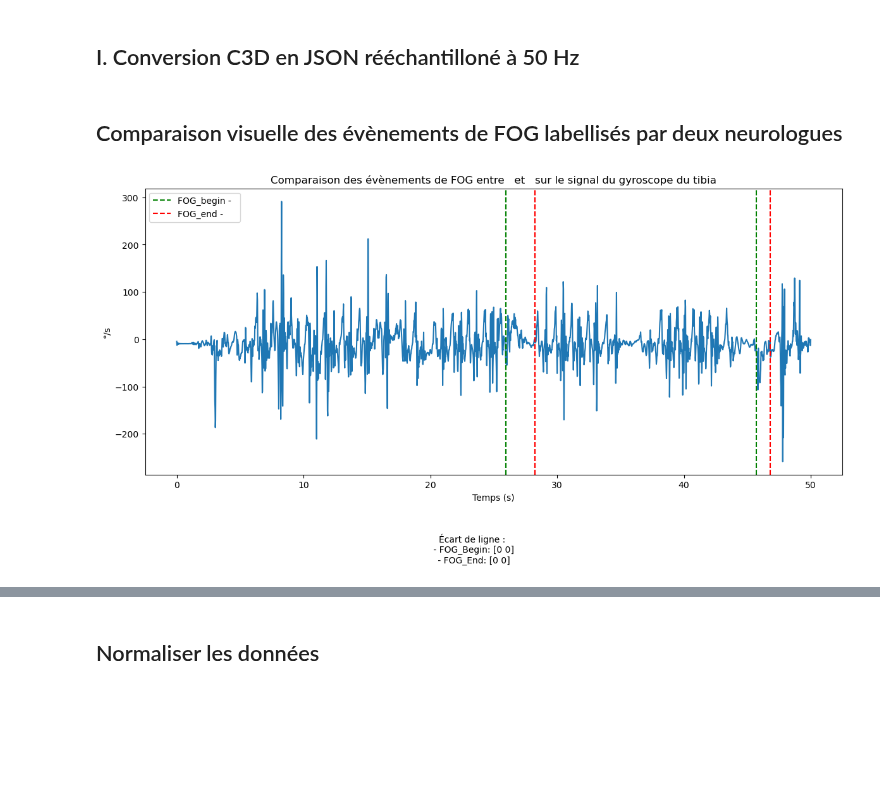
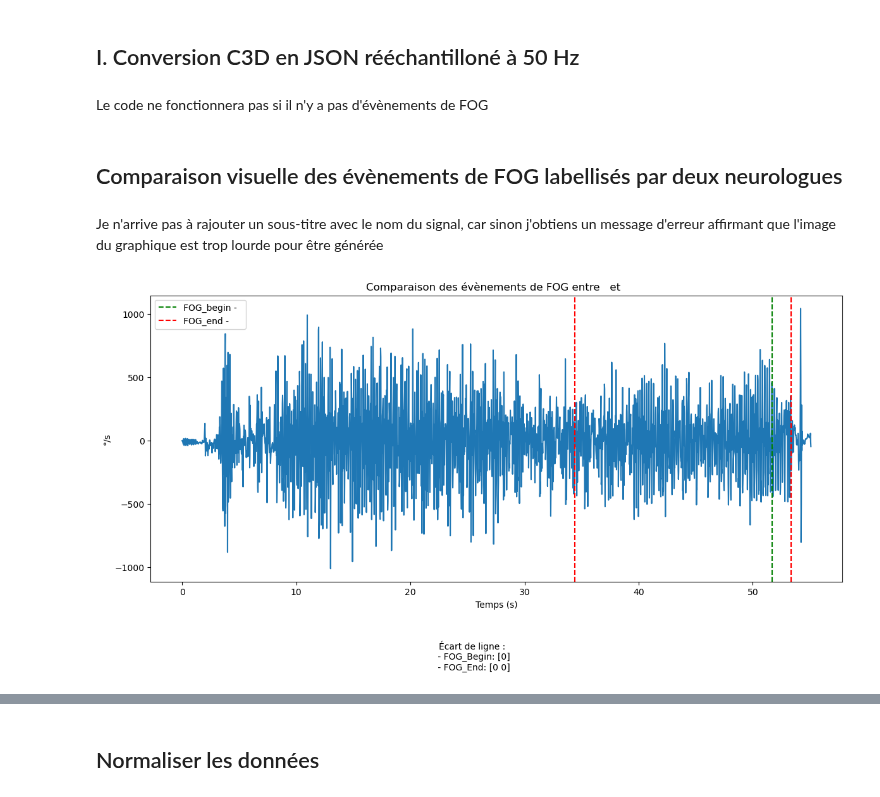
Before and after one commit to Anthoplc/Detect-FOG, a Jupyter notebook: code/Preprocessing.ipynb, the cells around one changed output, grey strips where cells are left out. Cells and saved outputs as stored; diff of their text form; code cells hidden in the pictures; blank space fills up the shorter version.

```diff
--- a/code/Preprocessing.ipynb
+++ b/code/Preprocessing.ipynb
@@ -280,3 +287,5 @@ creation_json_grace_c3d(fichier_brut_16, patient_id, date_de_naissance, medicame
+# %% [markdown]
+Le code ne fonctionnera pas si il n'y a pas d'évènements de FOG
 # %%
 chemin_fichier_json_16 = "C:/Users/antho/Documents/MEMOIRE_M2/CODE_STAGE_M2/DATABASE/Video overlay 16.json"
 chemin_fichier_json_anthony = "C:/Users/antho/Documents/MEMOIRE_M2/CODE_STAGE_M2/DATABASE/Video overlay 16 - Anthony.json"
@@ -316,17 +329,17 @@ def plot_comparaison_events_neuro(time, signal, nom_evaluateur_1, fog_events_1,
     """
     def plot_events_vertical_lines(events, color, linestyle, label):
         for event in events:
-            plt.axvline(x=event, color=color, linestyle=linestyle, label=label)
+            plt.axvline(x=event, color=color, linestyle=linestyle, label=label) # Tracer une ligne verticale pour chaque événement
 
-    events_1_begin = fog_events_1.get("Debut", [])
-    events_1_end = fog_events_1.get("Fin", [])
-    events_2_begin = fog_events_2.get("Debut", [])
-    events_2_end = fog_events_2.get("Fin", [])
+    events_1_begin = fog_events_1.get("Debut", []) # Récupérer les instants des événements de début de FOG pour le premier neurologue
+    events_1_end = fog_events_1.get("Fin", []) # Récupérer les instants des événements de fin de FOG pour le premier neurologue
+    events_2_begin = fog_events_2.get("Debut", [])  # Récupérer les instants des événements de début de FOG pour le deuxième neurologue
+    events_2_end = fog_events_2.get("Fin", []) # Récupérer les instants des événements de fin de FOG pour le deuxième neurologue
 
-    indices_1_begin = np.searchsorted(time, events_1_begin)
-    indices_1_end = np.searchsorted(time, events_1_end)
-    indices_2_begin = np.searchsorted(time, events_2_begin)
-    indices_2_end = np.searchsorted(time, events_2_end)
+    indices_1_begin = np.searchsorted(time, events_1_begin) # Rechercher les indices correspondant aux instants des événements de début de FOG pour le premier neurologue
+    indices_1_end = np.searchsorted(time, events_1_end) # Rechercher les indices correspondant aux instants des événements de fin de FOG pour le premier neurologue
+    indices_2_begin = np.searchsorted(time, events_2_begin) # Rechercher les indices correspondant aux instants des événements de début de FOG pour le deuxième neurologue
+    indices_2_end = np.searchsorted(time, events_2_end) # Rechercher les indices correspondant aux instants des événements de fin de FOG pour le deuxième neurologue
 
     plt.figure(figsize=(12, 6))
 
@@ -340,29 +353,29 @@ def plot_comparaison_events_neuro(time, signal, nom_evaluateur_1, fog_events_1,
 
     plt.xlabel('Temps (s)')
     plt.ylabel('°/s')
-    #plt.title(f"Signal provenant de l'axe X du gyroscope de la cuisse gauche")
-    plt.title(f'Comparaison des évènements de FOG entre {nom_evaluateur_1} et {nom_evaluateur_2} sur le signal du gyroscope du tibia')
-
-    handles, labels = plt.gca().get_legend_handles_labels()
-    unique_labels = []
-    unique_handles = []
-    for i, label in enumerate(labels):
-        if label not in unique_labels:
-            unique_labels.append(label)
-            unique_handles.append(handles[i])
+    plt.title(f'Comparaison des évènements de FOG entre {nom_evaluateur_1} et {nom_evaluateur_2}')
+    handles, labels = plt.gca().get_legend_handles_labels() # Récupérer les légendes et les étiquettes
+    unique_labels = [] # Créer une liste vide pour stocker les étiquettes uniques
+    unique_handles = [] # Créer une liste vide pour stocker les légendes uniques
+    for i, label in enumerate(labels): # Pour chaque étiquette
+        if label not in unique_labels: # Si l'étiquette n'est pas déjà dans la liste des étiquettes uniques
+            unique_labels.append(label) # Ajouter l'étiquette à la liste des étiquettes uniques
+            unique_handles.append(handles[i]) # Ajouter la légende correspondante à la liste des légendes uniques
     plt.legend(unique_handles, unique_labels)
 
-    line_diff_begin = abs(indices_1_begin - indices_2_begin)
-    line_diff_end = abs(indices_1_end - indices_2_end)
+    line_diff_begin = abs(indices_1_begin - indices_2_begin) # Calculer l'écart entre les indices des événements de début de FOG
+    line_diff_end = abs(indices_1_end - indices_2_end) # Calculer l'écart entre les indices des événements de fin de FOG
 
-    plt.text(0.5, -0.01, f'Écart de ligne :\n - FOG_Begin: {line_diff_begin}\n - FOG_End: {line_diff_end}', transform=plt.gcf().transFigure, va='center', ha='center')
+    plt.text(0.5, -0.01, f'Écart de ligne :\n - FOG_Begin: {line_diff_begin}\n - FOG_End: {line_diff_end}', transform=plt.gcf().transFigure, va='center', ha='center') # Ajouter un texte pour afficher l'écart entre les lignes
 
     plt.tight_layout()  # Ajout pour ajuster automatiquement les positions des sous-graphiques et des légendes
     plt.show()
+# %% [markdown]
+Je n'arrive pas à rajouter un sous-titre avec le nom du signal, car sinon j'obtiens un message d'erreur affirmant que l'image du graphique est trop lourde pour être générée
 # %%
-plot_comparaison_events_neuro(donnees_patient_16["metadata"]["Temps"], donnees_patient_16["Tibialis Anterior"]["Left"]["GYRO"]["X"], " ", donnees_patient_16["FOG"], " ",donnees_patient_16["FOG"])
+plot_comparaison_events_neuro(donnees_patient_3["metadata"]["Temps"], donnees_patient_3["Tibialis Anterior"]["Left"]["GYRO"]["X"], " ", donnees_patient_1["FOG"], " ",donnees_patient_1["FOG"])
 # %% [output]
-[figure, old version]
+[figure, new version]
 # %%
 def plot_data(data, muscle, side, sensor_type, axis, norme, temps):
     """
```
Also changed, not shown: parts of 15 cells of this notebook.
